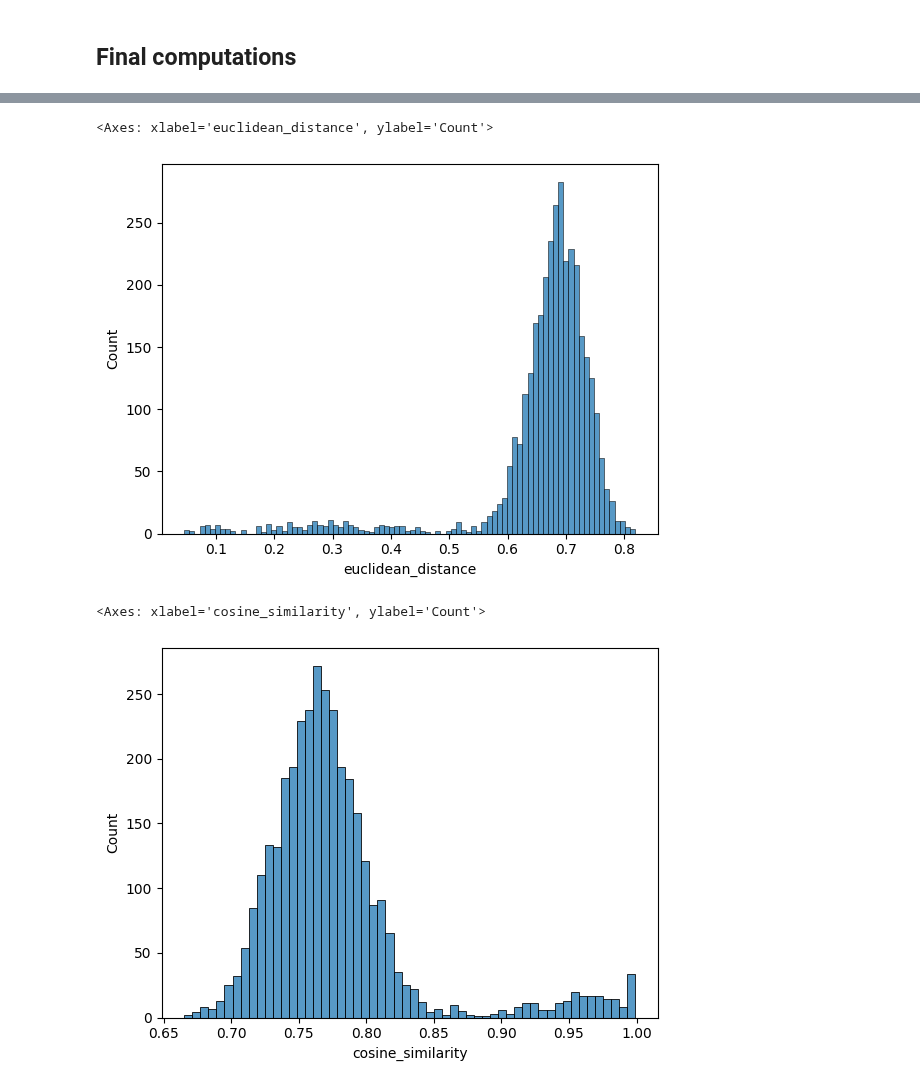
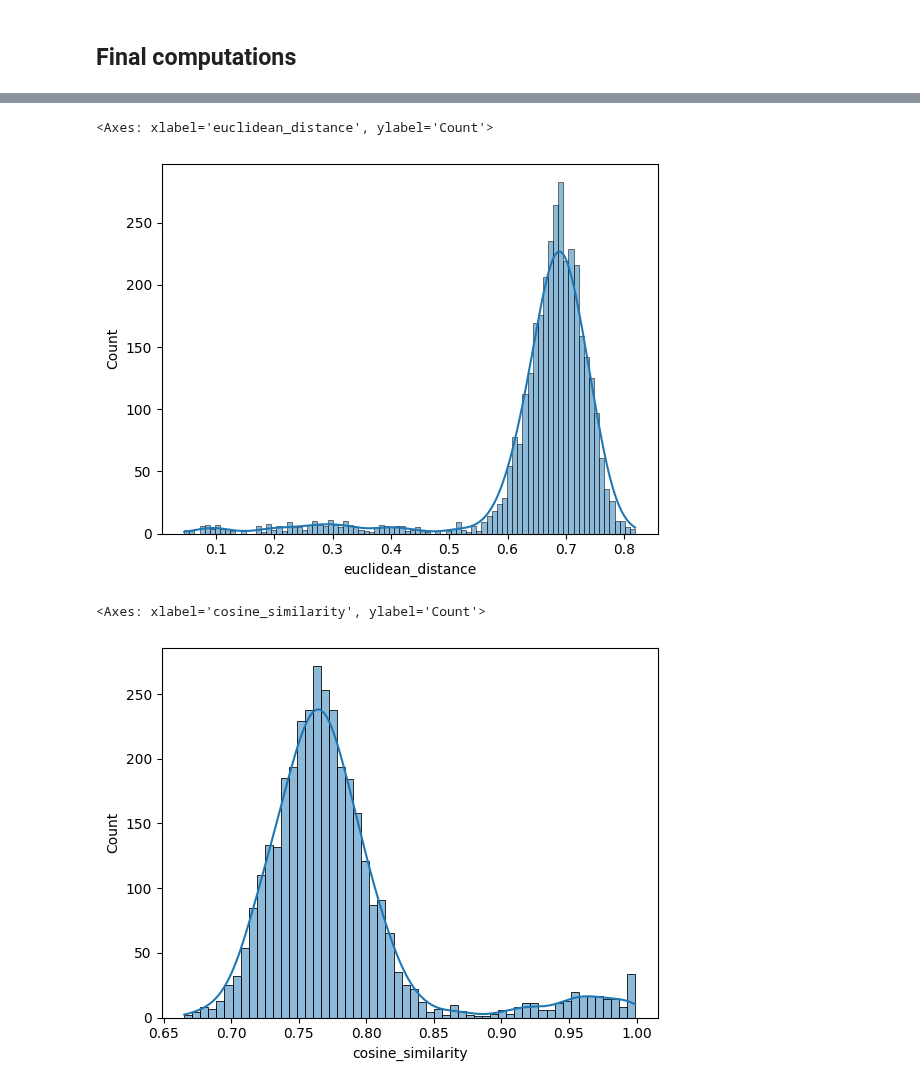
Before and after one commit to faunebl/thesis, a Jupyter notebook: matching_sentences.ipynb, the cells around one changed output, grey strips where cells are left out. Saved outputs shown, nothing was run; the diff lists cells and outputs as text; code cells hidden in the pictures.

```diff
--- a/matching_sentences.ipynb
+++ b/matching_sentences.ipynb
@@ -163,13 +163,13 @@ shape: (3_459, 10)
 # %%
 import seaborn as sns
 
-sns.histplot(data=with_metrics.to_pandas(), x='euclidean_distance')
+sns.histplot(data=with_metrics.to_pandas(), x='euclidean_distance', kde=True)
 # %% [output]
 <Axes: xlabel='euclidean_distance', ylabel='Count'>
-[figure, old version]
+[figure, new version]
 # %%
-sns.histplot(data=with_metrics.to_pandas(), x='cosine_similarity')
+sns.histplot(data=with_metrics.to_pandas(), x='cosine_similarity', kde=True)
 # %% [output]
 <Axes: xlabel='cosine_similarity', ylabel='Count'>
-[figure, old version]
+[figure, new version]
 # %%
```
Also changed, not shown: parts of 2 cells of this notebook, 3 other files.
